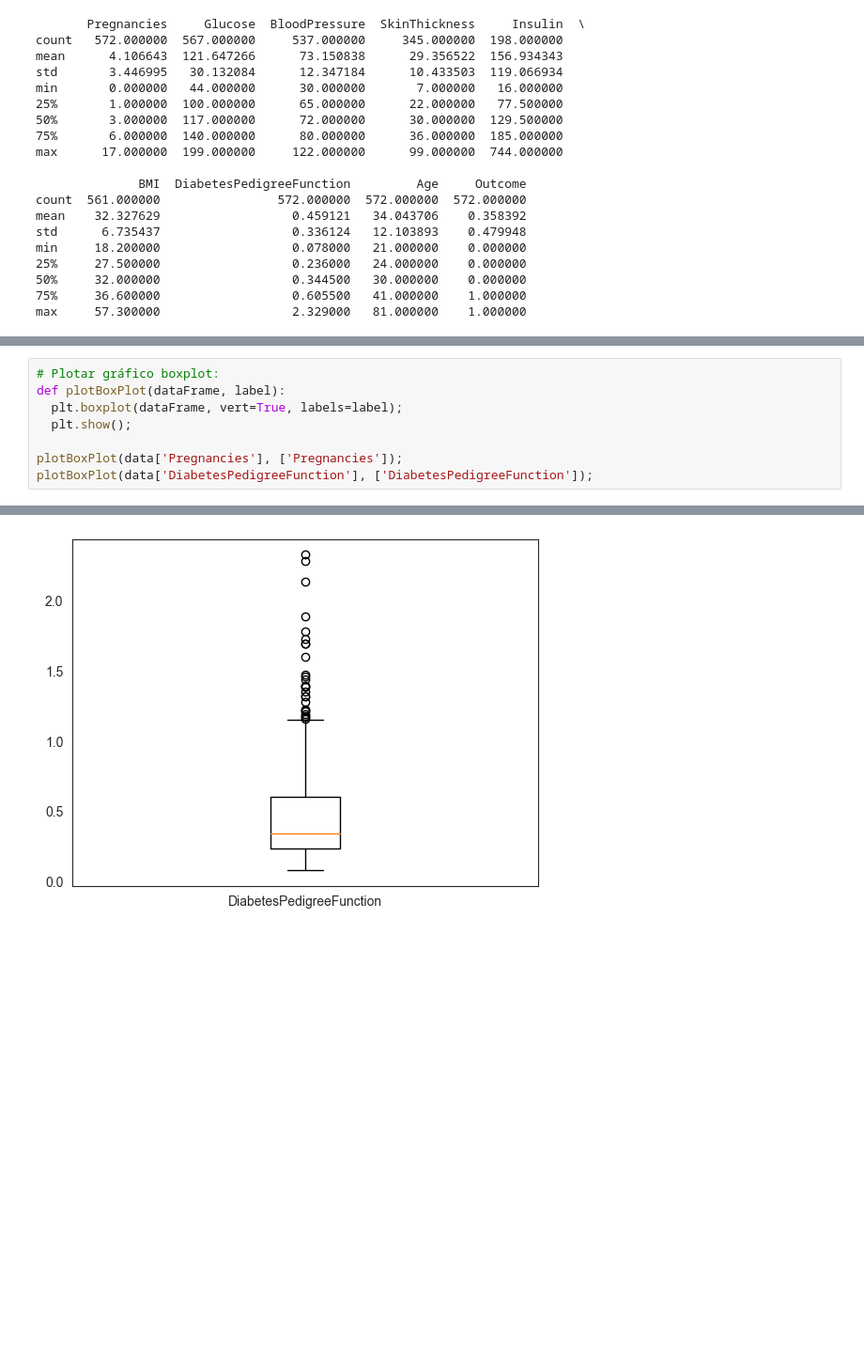
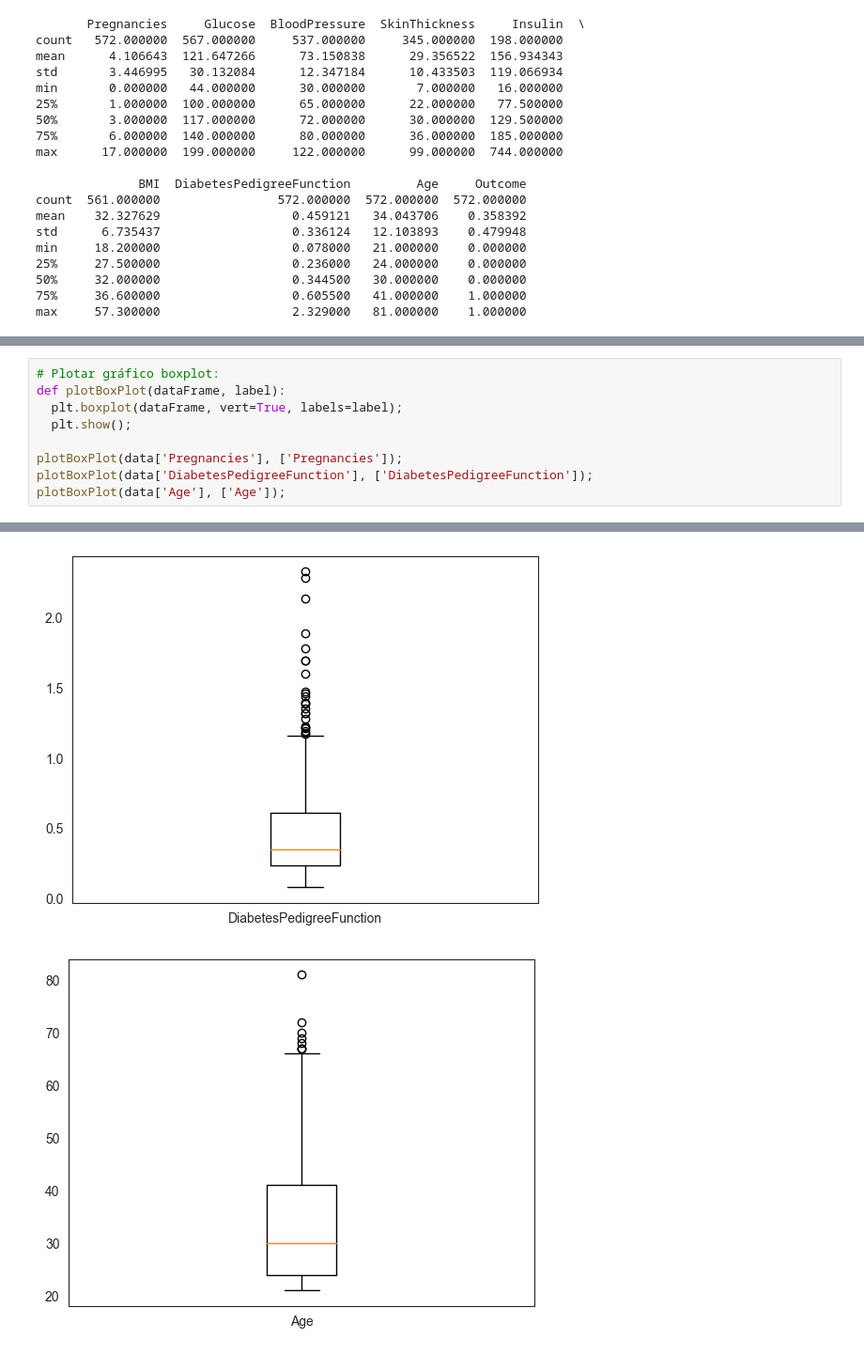
Before and after one commit to jhonataT/MachineLearningClass, a Jupyter notebook: main.ipynb, the cells around one changed output, grey strips where cells are left out. Shown at 94% size. Saved outputs shown, nothing was run; the diff lists cells and outputs as text; blank space fills up the shorter version.

```diff
--- a/main.ipynb
+++ b/main.ipynb
@@ -76,14 +120,16 @@ max     57.300000                  2.329000   81.000000    1.000000
 # %%
 # Plotar gráfico boxplot:
 def plotBoxPlot(dataFrame, label):
   plt.boxplot(dataFrame, vert=True, labels=label);
   plt.show();
 
 plotBoxPlot(data['Pregnancies'], ['Pregnancies']);
 plotBoxPlot(data['DiabetesPedigreeFunction'], ['DiabetesPedigreeFunction']);
+plotBoxPlot(data['Age'], ['Age']);
 # %% [output]
 [figure]
 [figure]
+[figure, added]
 # %%
 # Referência: https://towardsdatascience.com/ways-to-detect-and-remove-the-outliers-404d16608dba
 # Analisando o boxPlot acima (DiabetesPedigreeFunction),
```
Also changed, not shown: parts of 12 cells of this notebook, 3 other files.
